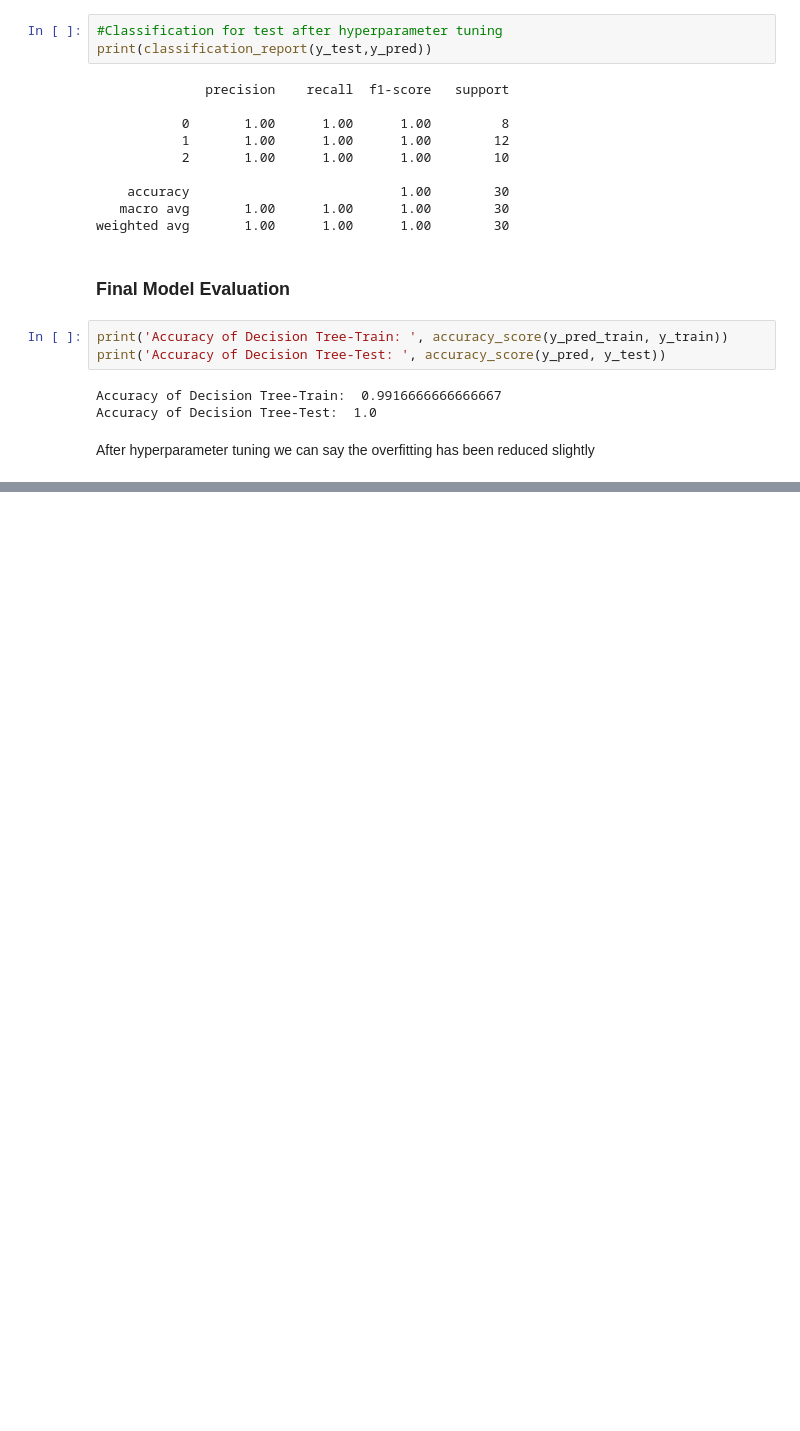
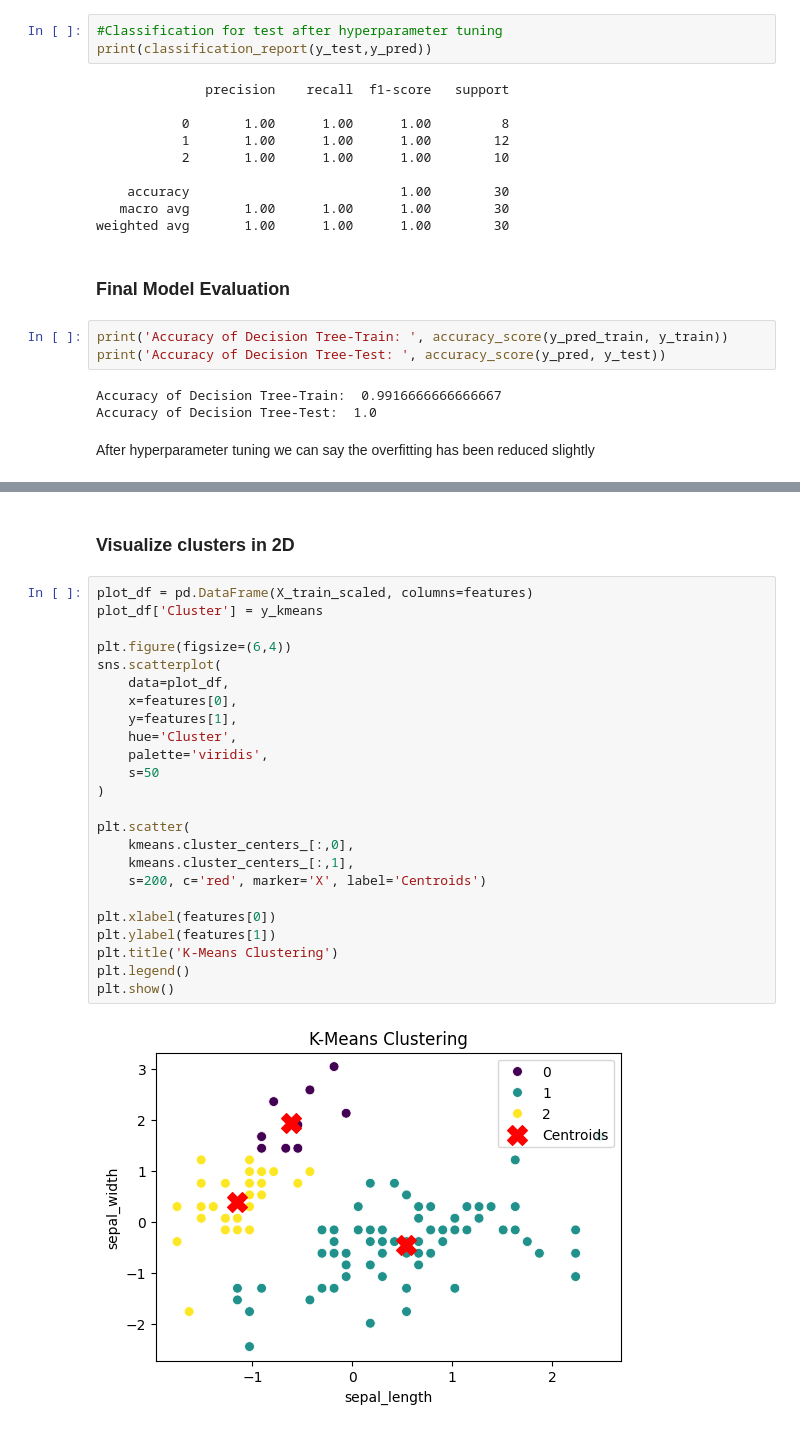
Before and after one commit to diya-coder17/Iris-classifier, a Jupyter notebook: iris_prediction.ipynb, the cells around one changed output, grey strips where cells are left out. Cells and saved outputs as stored; diff of their text form; blank space fills up the shorter version.

```diff
--- a/iris_prediction.ipynb
+++ b/iris_prediction.ipynb
@@ -356,0 +403,28 @@ After hyperparameter tuning we can say the overfitting has been reduced slightly
+# %% [markdown]
+### Visualize clusters in 2D
+# %%
+plot_df = pd.DataFrame(X_train_scaled, columns=features)
+plot_df['Cluster'] = y_kmeans
+
+plt.figure(figsize=(6,4))
+sns.scatterplot(
+    data=plot_df,
+    x=features[0],
+    y=features[1],
+    hue='Cluster',
+    palette='viridis',
+    s=50
+)
+
+plt.scatter(
+    kmeans.cluster_centers_[:,0],
+    kmeans.cluster_centers_[:,1],
+    s=200, c='red', marker='X', label='Centroids')
+
+plt.xlabel(features[0])
+plt.ylabel(features[1])
+plt.title('K-Means Clustering')
+plt.legend()
+plt.show()
+# %% [output]
+[figure, added]
```
Also changed, not shown: parts of 14 cells of this notebook, 1 other file.
